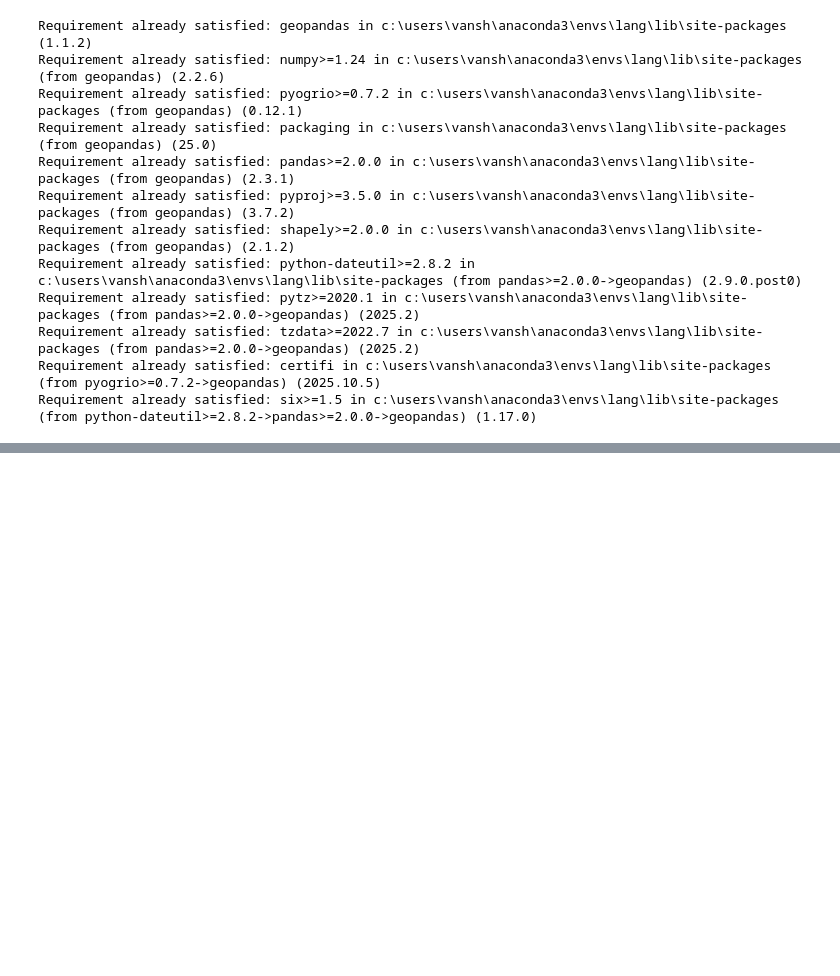
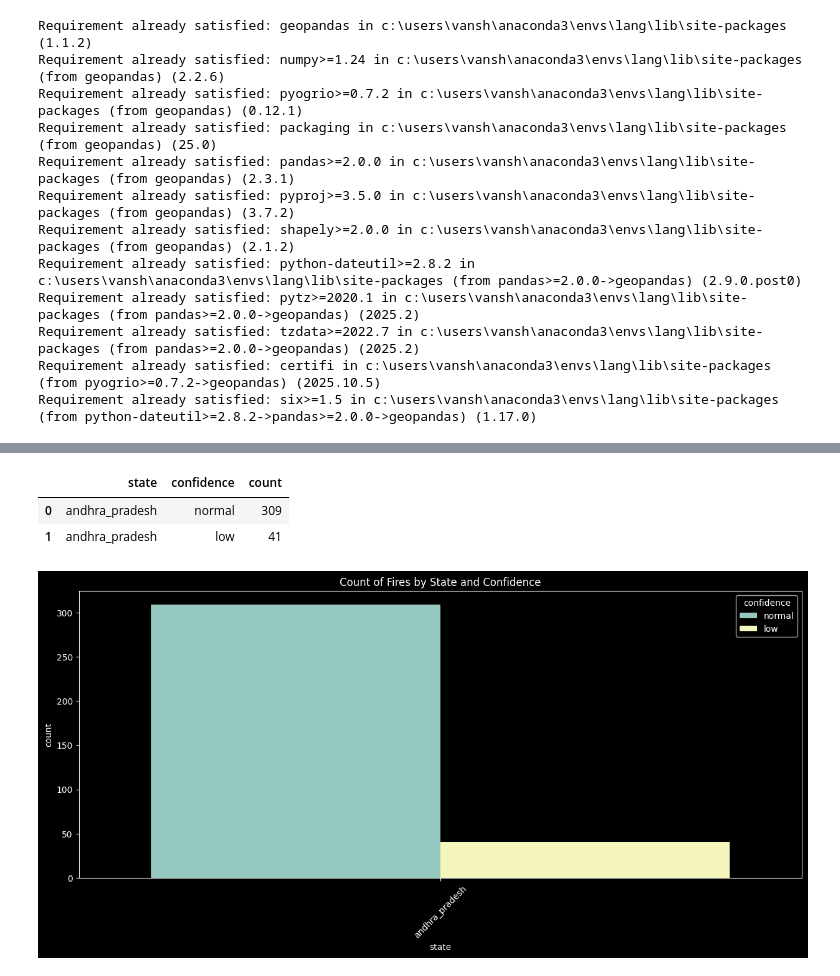
Before and after one commit to VashuTheGreat/Kryptonite-Hackathon-python, a Jupyter notebook: temp.ipynb, the cells around one changed output, grey strips where cells are left out. Cells and saved outputs as stored; diff of their text form; code cells hidden in the pictures; blank space fills up the shorter version.

```diff
--- a/temp.ipynb
+++ b/temp.ipynb
@@ -275,0 +656,16 @@ m
+# %%
+ppp=p[p['state']=='andhra_pradesh']
+# %%
+ppp
+# %% [output]
+|  | state | confidence | count |
+| 0 | andhra_pradesh | normal | 309 |
+| 1 | andhra_pradesh | low | 41 |
+# %%
+plt.figure(figsize=(15,6))
+sns.barplot(data=ppp, x='state', y='count', hue='confidence')
+plt.xticks(rotation=45)
+plt.title("Count of Fires by State and Confidence")
+plt.show()
+# %% [output]
+[figure, added]
```
Also changed, not shown: parts of 34 cells of this notebook, 2 other files.
